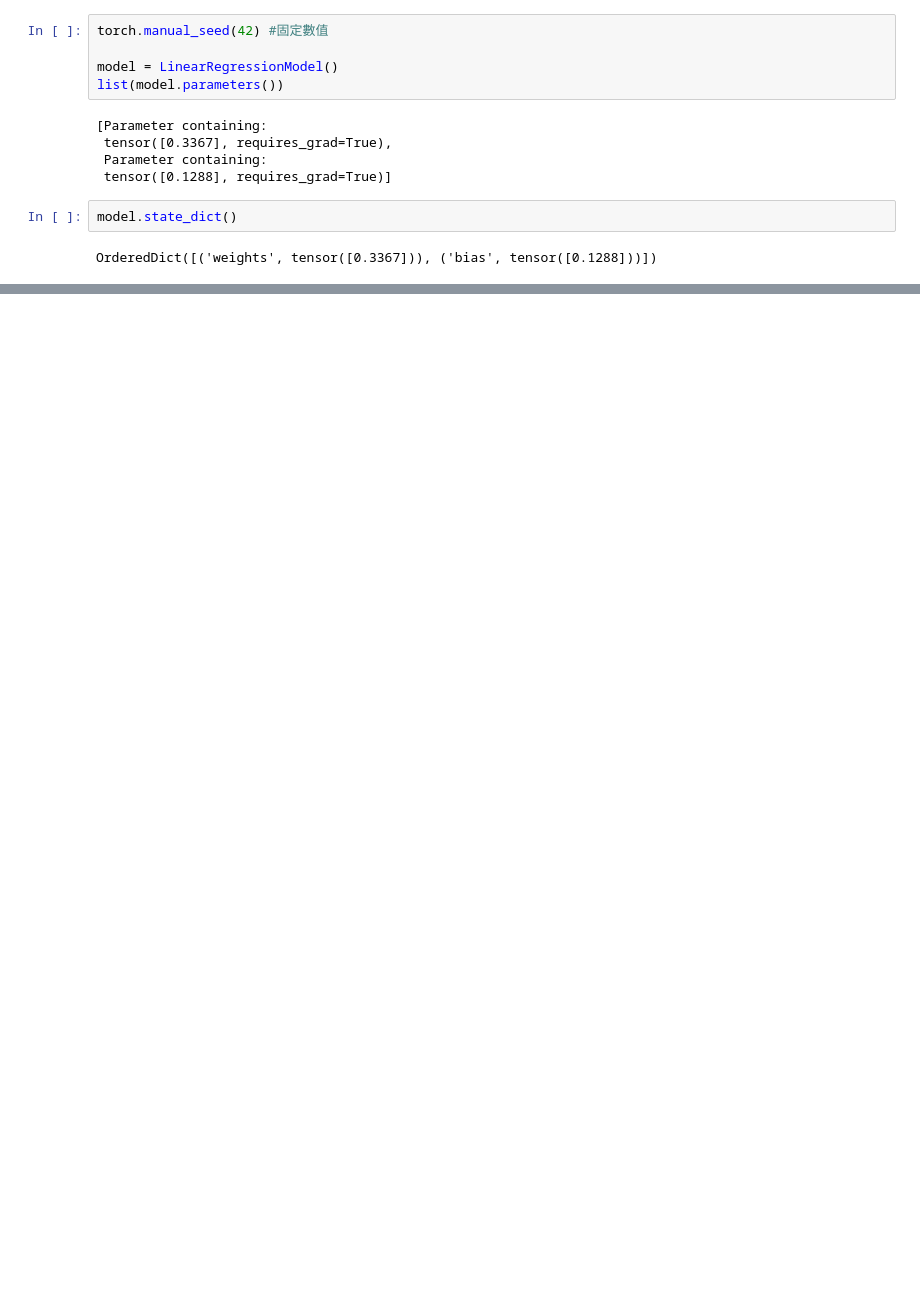
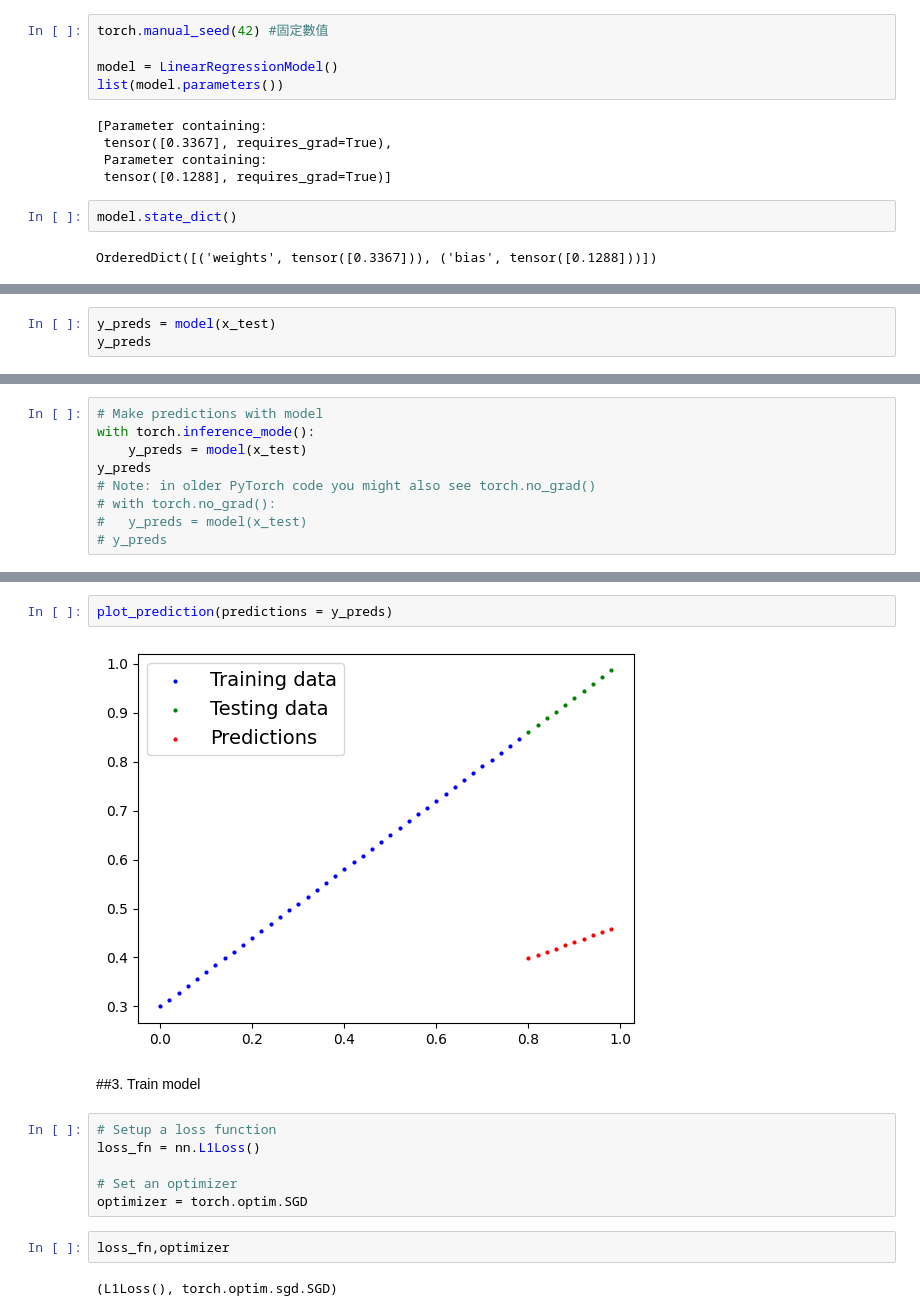
Before and after one commit to greg881203/Pytorch, a Jupyter notebook: pytorch_workflow.ipynb, the cells around one changed output, grey strips where cells are left out. Drawn from its saved outputs; the diff is of its cells as text; blank space fills up the shorter version.

```diff
--- a/pytorch_workflow.ipynb
+++ b/pytorch_workflow.ipynb
@@ -137,0 +151,3 @@ OrderedDict([('weights', tensor([0.3367])), ('bias', tensor([0.1288]))])
+# %%
+y_preds = model(x_test)
+y_preds
@@ -137,0 +165,9 @@ OrderedDict([('weights', tensor([0.3367])), ('bias', tensor([0.1288]))])
+# %%
+# Make predictions with model
+with torch.inference_mode():
+    y_preds = model(x_test)
+y_preds
+# Note: in older PyTorch code you might also see torch.no_grad()
+# with torch.no_grad():
+#   y_preds = model(x_test)
+# y_preds
@@ -137,0 +185,16 @@ OrderedDict([('weights', tensor([0.3367])), ('bias', tensor([0.1288]))])
+# %%
+plot_prediction(predictions = y_preds)
+# %% [output]
+[figure, added]
+# %% [markdown]
+##3. Train model
+# %%
+# Setup a loss function
+loss_fn = nn.L1Loss()
+
+# Set an optimizer
+optimizer = torch.optim.SGD
+# %%
+loss_fn,optimizer
+# %% [output]
+(L1Loss(), torch.optim.sgd.SGD)
```
Also changed, not shown: parts of 5 cells of this notebook.
